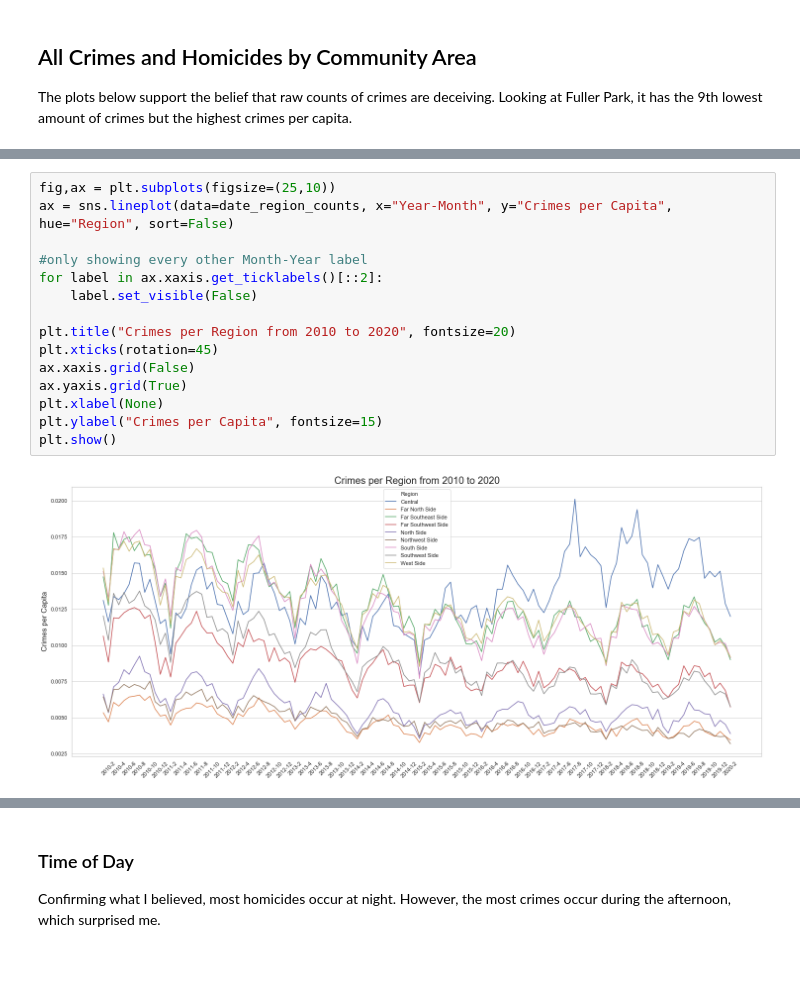
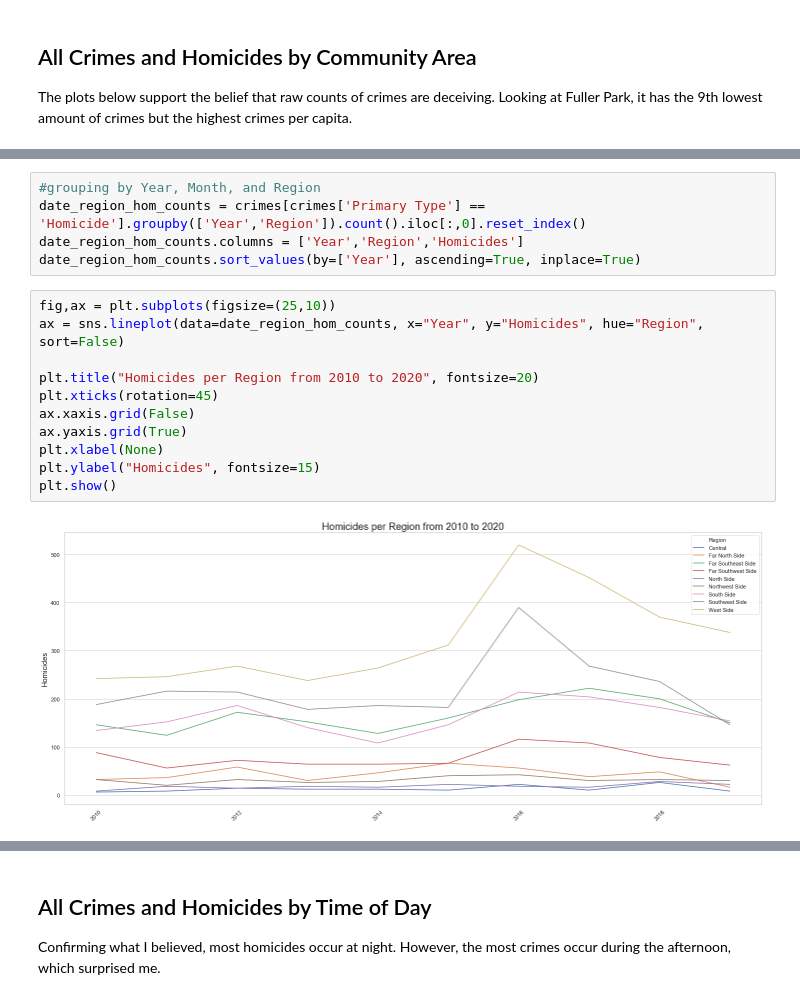
Before and after one commit to ryan-kp-miller/Chicago-Crime-Analysis, a Jupyter notebook: Data_Exploration.ipynb, the cells around one changed output, grey strips where cells are left out. Drawn from its saved outputs; the diff is of its cells as text; blank space fills up the shorter version.

```diff
--- a/Data_Exploration.ipynb
+++ b/Data_Exploration.ipynb
@@ -337,24 +644,25 @@ plt.show()
+# %%
+#grouping by Year, Month, and Region
+date_region_hom_counts = crimes[crimes['Primary Type'] == 'Homicide'].groupby(['Year','Region']).count().iloc[:,0].reset_index()
+date_region_hom_counts.columns = ['Year','Region','Homicides']
+date_region_hom_counts.sort_values(by=['Year'], ascending=True, inplace=True)
 # %%
 fig,ax = plt.subplots(figsize=(25,10))
-ax = sns.lineplot(data=date_region_counts, x="Year-Month", y="Crimes per Capita", hue="Region", sort=False)
+ax = sns.lineplot(data=date_region_hom_counts, x="Year", y="Homicides", hue="Region", sort=False)
 
-#only showing every other Month-Year label
-for label in ax.xaxis.get_ticklabels()[::2]:
-    label.set_visible(False)
-
-plt.title("Crimes per Region from 2010 to 2020", fontsize=20)
+plt.title("Homicides per Region from 2010 to 2020", fontsize=20)
 plt.xticks(rotation=45)
 ax.xaxis.grid(False)
 ax.yaxis.grid(True)
 plt.xlabel(None)
-plt.ylabel("Crimes per Capita", fontsize=15)
+plt.ylabel("Homicides", fontsize=15)
 plt.show()
 # %% [output]
-[figure, old version]
+[figure, new version]
 # %% [markdown]
 <a id="time">
 # %% [markdown]
-### Time of Day
+## All Crimes and Homicides by Time of Day
 Confirming what I believed, most homicides occur at night. However, the most crimes occur during the afternoon, which surprised me.
 # %%
 #grouping the crimes by time of day
```
Also changed, not shown: parts of 77 cells of this notebook.
